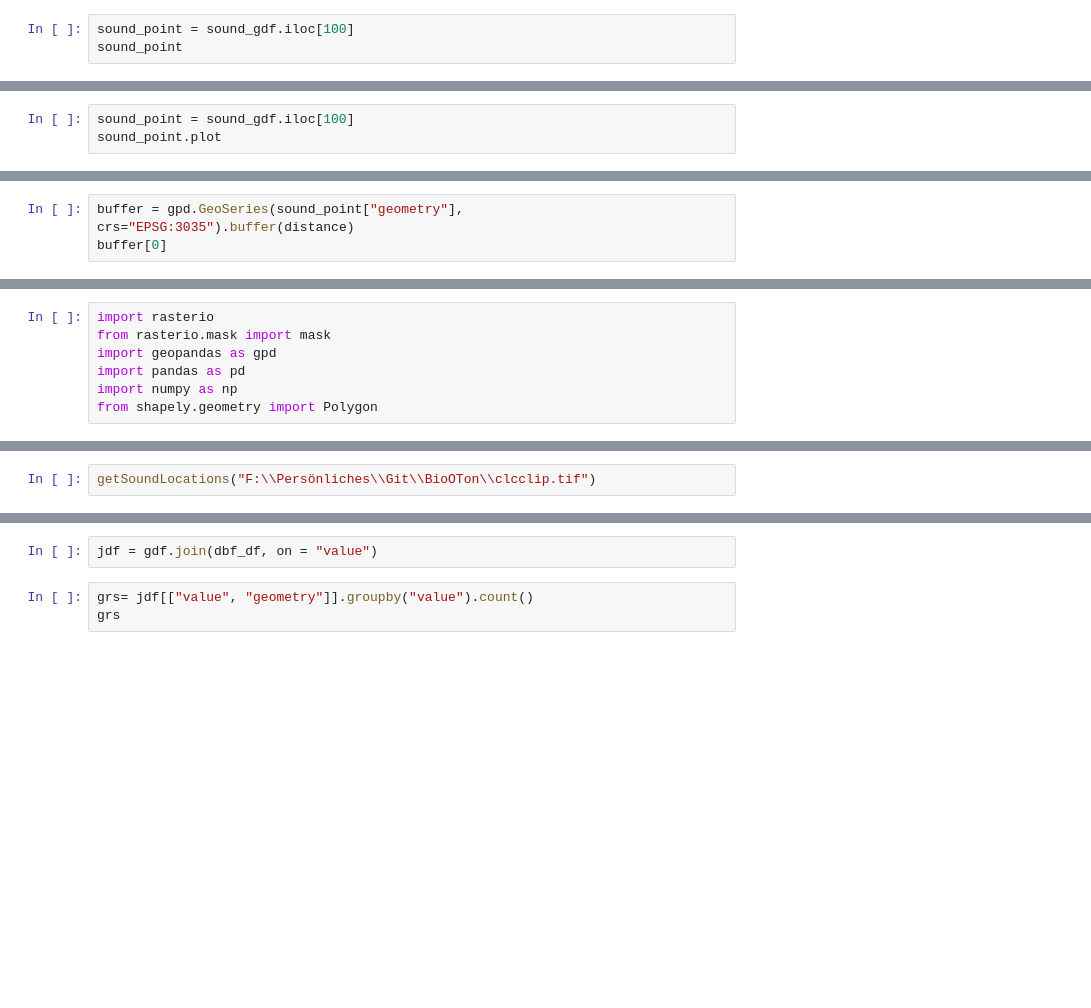
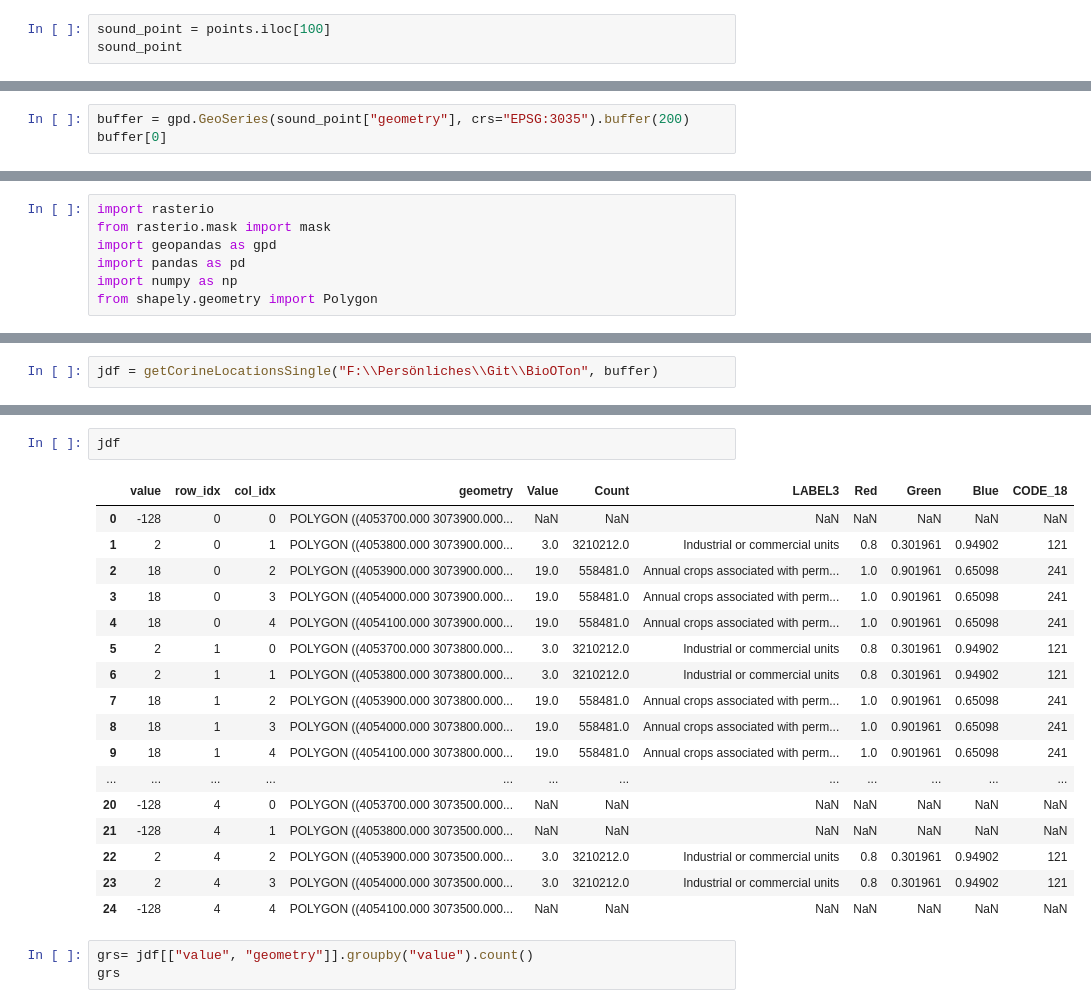
Before and after one commit to mfherrm/BioOTon, a Jupyter notebook: CORINE.ipynb, the cells around one changed output, grey strips where cells are left out. Saved outputs shown, nothing was run; the diff lists cells and outputs as text; blank space fills up the shorter version.

Commit message:
Custom function for single points

```diff
--- a/CORINE.ipynb
+++ b/CORINE.ipynb
@@ -236,10 +212,7 @@ recording_neighborhood = getRecordingNeighbourhood(sound_point, jdf, distance=di
 # %%
-sound_point = sound_gdf.iloc[100]
+sound_point = points.iloc[100]
 sound_point
 # %% [output]
 id                                              9835572
 geometry    POINT (4053981.945062326 3073699.565136006)
 Name: 100, dtype: object
-# %%
-sound_point = sound_gdf.iloc[100]
-sound_point.plot
@@ -254,5 +219,5 @@ sound_point["geometry"]
 # %%
-buffer = gpd.GeoSeries(sound_point["geometry"], crs="EPSG:3035").buffer(distance)
+buffer = gpd.GeoSeries(sound_point["geometry"], crs="EPSG:3035").buffer(200)
 buffer[0]
 # %% [output]
 <POLYGON ((4054181.945 3073699.565, 4054180.982 3073679.962, 4054178.102 307...>
@@ -269,3 +318,3 @@ def getSoundLocations(raster_path, distance=200):
 # %%
-getSoundLocations("F:\\Persönliches\\Git\\BioOTon\\clcclip.tif")
+jdf = getCorineLocationsSingle("F:\\Persönliches\\Git\\BioOTon", buffer)
 # %% [output]
@@ -369,5 +326,23 @@ New Affine Transform used: | 100.00, 0.00, 4053700.00|
-# %%
-jdf = gdf.join(dbf_df, on = "value")
+# %%
+jdf
+# %% [output]
+|  | value | row_idx | col_idx | geometry | Value | Count | LABEL3 | Red | Green | Blue | CODE_18 |
+| 0 | -128 | 0 | 0 | POLYGON ((4053700.000 3073900.000... | NaN | NaN | NaN | NaN | NaN | NaN | NaN |
+| 1 | 2 | 0 | 1 | POLYGON ((4053800.000 3073900.000... | 3.0 | 3210212.0 | Industrial or commercial units | 0.8 | 0.301961 | 0.94902 | 121 |
+| 2 | 18 | 0 | 2 | POLYGON ((4053900.000 3073900.000... | 19.0 | 558481.0 | Annual crops associated with perm... | 1.0 | 0.901961 | 0.65098 | 241 |
+| 3 | 18 | 0 | 3 | POLYGON ((4054000.000 3073900.000... | 19.0 | 558481.0 | Annual crops associated with perm... | 1.0 | 0.901961 | 0.65098 | 241 |
+| 4 | 18 | 0 | 4 | POLYGON ((4054100.000 3073900.000... | 19.0 | 558481.0 | Annual crops associated with perm... | 1.0 | 0.901961 | 0.65098 | 241 |
+| 5 | 2 | 1 | 0 | POLYGON ((4053700.000 3073800.000... | 3.0 | 3210212.0 | Industrial or commercial units | 0.8 | 0.301961 | 0.94902 | 121 |
+| 6 | 2 | 1 | 1 | POLYGON ((4053800.000 3073800.000... | 3.0 | 3210212.0 | Industrial or commercial units | 0.8 | 0.301961 | 0.94902 | 121 |
+| 7 | 18 | 1 | 2 | POLYGON ((4053900.000 3073800.000... | 19.0 | 558481.0 | Annual crops associated with perm... | 1.0 | 0.901961 | 0.65098 | 241 |
+| 8 | 18 | 1 | 3 | POLYGON ((4054000.000 3073800.000... | 19.0 | 558481.0 | Annual crops associated with perm... | 1.0 | 0.901961 | 0.65098 | 241 |
+| 9 | 18 | 1 | 4 | POLYGON ((4054100.000 3073800.000... | 19.0 | 558481.0 | Annual crops associated with perm... | 1.0 | 0.901961 | 0.65098 | 241 |
+| ... | ... | ... | ... | ... | ... | ... | ... | ... | ... | ... | ... |
+| 20 | -128 | 4 | 0 | POLYGON ((4053700.000 3073500.000... | NaN | NaN | NaN | NaN | NaN | NaN | NaN |
+| 21 | -128 | 4 | 1 | POLYGON ((4053800.000 3073500.000... | NaN | NaN | NaN | NaN | NaN | NaN | NaN |
+| 22 | 2 | 4 | 2 | POLYGON ((4053900.000 3073500.000... | 3.0 | 3210212.0 | Industrial or commercial units | 0.8 | 0.301961 | 0.94902 | 121 |
+| 23 | 2 | 4 | 3 | POLYGON ((4054000.000 3073500.000... | 3.0 | 3210212.0 | Industrial or commercial units | 0.8 | 0.301961 | 0.94902 | 121 |
+| 24 | -128 | 4 | 4 | POLYGON ((4054100.000 3073500.000... | NaN | NaN | NaN | NaN | NaN | NaN | NaN |
 # %%
 grs= jdf[["value", "geometry"]].groupby("value").count()
 grs
```
Also changed, not shown: parts of 23 cells of this notebook.
